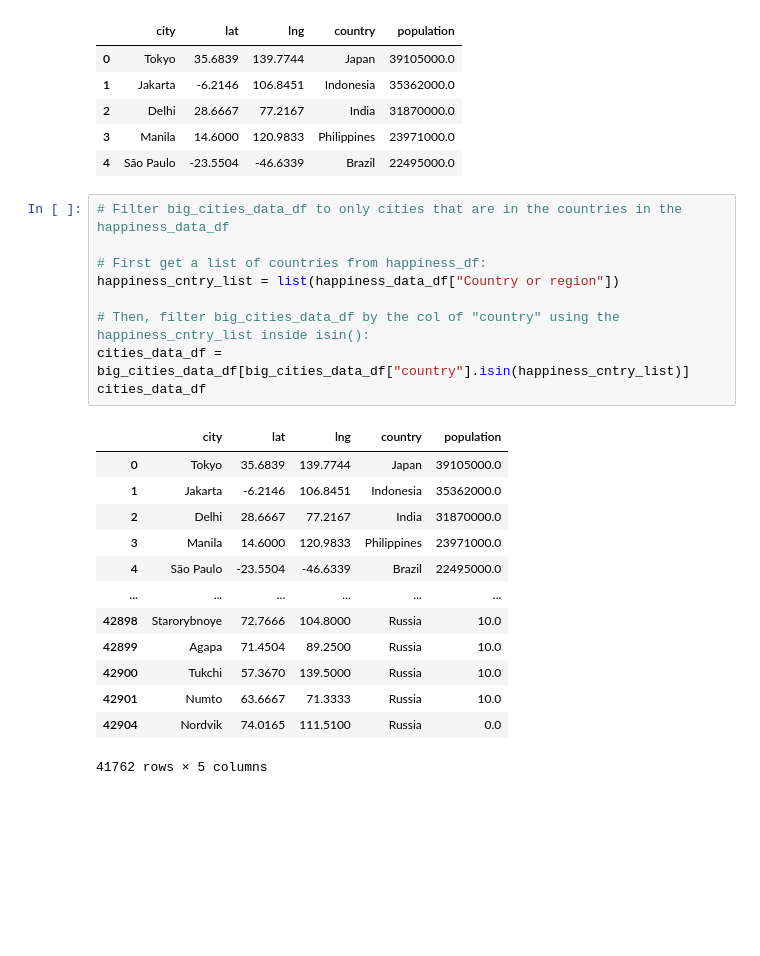
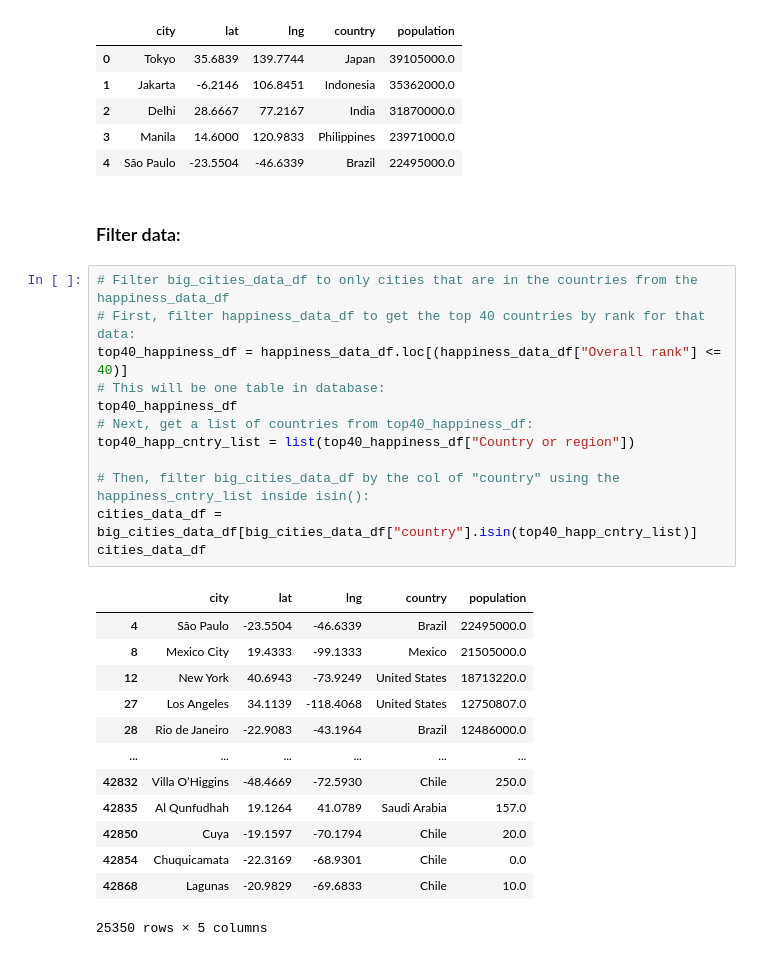
Before and after one commit to zwcrowley/Project_2_ETL_KPflugi_ZCrowley, a Jupyter notebook: zack_api_etl_proj2.ipynb, the cells around one changed output. Saved outputs shown, nothing was run; the diff lists cells and outputs as text; blank space fills up the shorter version.

Commit message:
Updated top_cities_data_df

```diff
--- a/zack_api_etl_proj2.ipynb
+++ b/zack_api_etl_proj2.ipynb
@@ -60,28 +66,33 @@ big_cities_data_df.head()
 | 2 | Delhi | 28.6667 | 77.2167 | India | 31870000.0 |
 | 3 | Manila | 14.6000 | 120.9833 | Philippines | 23971000.0 |
 | 4 | São Paulo | -23.5504 | -46.6339 | Brazil | 22495000.0 |
+# %% [markdown]
+### Filter data:
 # %%
-# Filter big_cities_data_df to only cities that are in the countries in the happiness_data_df
-
-# First get a list of countries from happiness_df:
-happiness_cntry_list = list(happiness_data_df["Country or region"])
+# Filter big_cities_data_df to only cities that are in the countries from the happiness_data_df
+# First, filter happiness_data_df to get the top 40 countries by rank for that data:
+top40_happiness_df = happiness_data_df.loc[(happiness_data_df["Overall rank"] <= 40)]
+# This will be one table in database:
+top40_happiness_df
+# Next, get a list of countries from top40_happiness_df:
+top40_happ_cntry_list = list(top40_happiness_df["Country or region"])
 
 # Then, filter big_cities_data_df by the col of "country" using the happiness_cntry_list inside isin():
-cities_data_df = big_cities_data_df[big_cities_data_df["country"].isin(happiness_cntry_list)]
+cities_data_df = big_cities_data_df[big_cities_data_df["country"].isin(top40_happ_cntry_list)]
 cities_data_df
 # %% [output]
 |  | city | lat | lng | country | population |
-| 0 | Tokyo | 35.6839 | 139.7744 | Japan | 39105000.0 |
-| 1 | Jakarta | -6.2146 | 106.8451 | Indonesia | 35362000.0 |
-| 2 | Delhi | 28.6667 | 77.2167 | India | 31870000.0 |
-| 3 | Manila | 14.6000 | 120.9833 | Philippines | 23971000.0 |
 | 4 | São Paulo | -23.5504 | -46.6339 | Brazil | 22495000.0 |
+| 8 | Mexico City | 19.4333 | -99.1333 | Mexico | 21505000.0 |
+| 12 | New York | 40.6943 | -73.9249 | United States | 18713220.0 |
+| 27 | Los Angeles | 34.1139 | -118.4068 | United States | 12750807.0 |
+| 28 | Rio de Janeiro | -22.9083 | -43.1964 | Brazil | 12486000.0 |
 | ... | ... | ... | ... | ... | ... |
-| 42898 | Starorybnoye | 72.7666 | 104.8000 | Russia | 10.0 |
-| 42899 | Agapa | 71.4504 | 89.2500 | Russia | 10.0 |
-| 42900 | Tukchi | 57.3670 | 139.5000 | Russia | 10.0 |
-| 42901 | Numto | 63.6667 | 71.3333 | Russia | 10.0 |
-| 42904 | Nordvik | 74.0165 | 111.5100 | Russia | 0.0 |
+| 42832 | Villa O’Higgins | -48.4669 | -72.5930 | Chile | 250.0 |
+| 42835 | Al Qunfudhah | 19.1264 | 41.0789 | Saudi Arabia | 157.0 |
+| 42850 | Cuya | -19.1597 | -70.1794 | Chile | 20.0 |
+| 42854 | Chuquicamata | -22.3169 | -68.9301 | Chile | 0.0 |
+| 42868 | Lagunas | -20.9829 | -69.6833 | Chile | 10.0 |
-41762 rows × 5 columns
+25350 rows × 5 columns
 # %%
 # Next, sort cities_data_df by country and population
```
Also changed, not shown: parts of 23 cells of this notebook.
